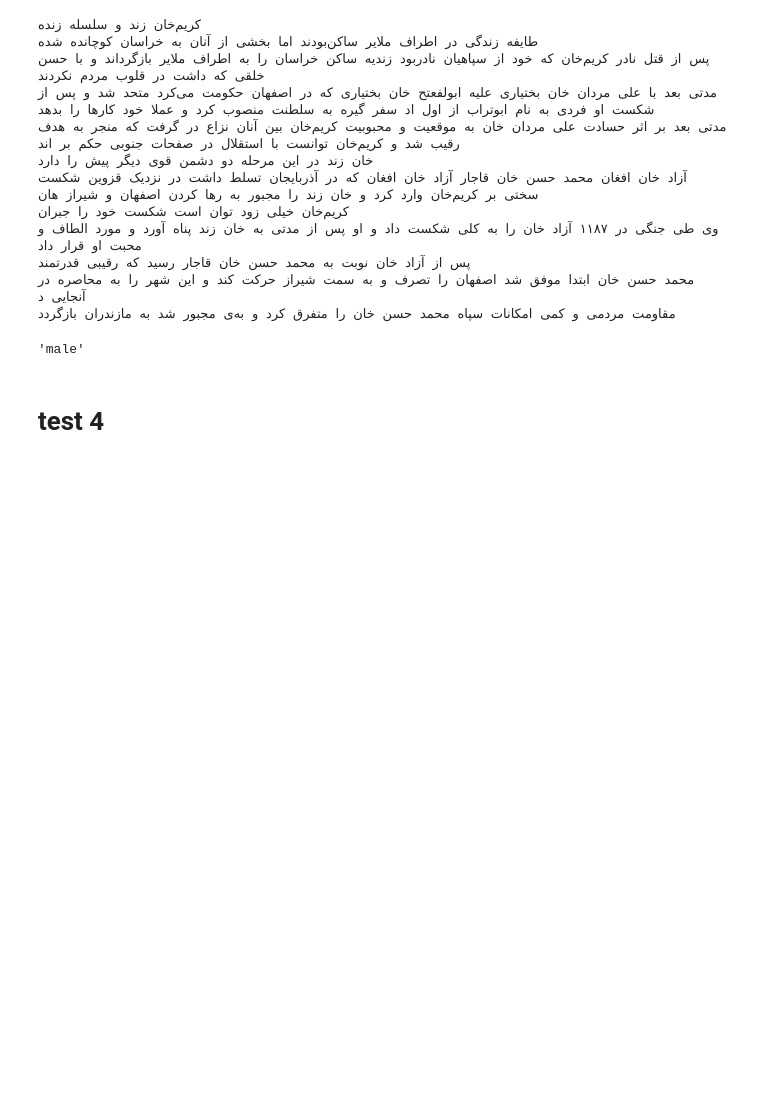
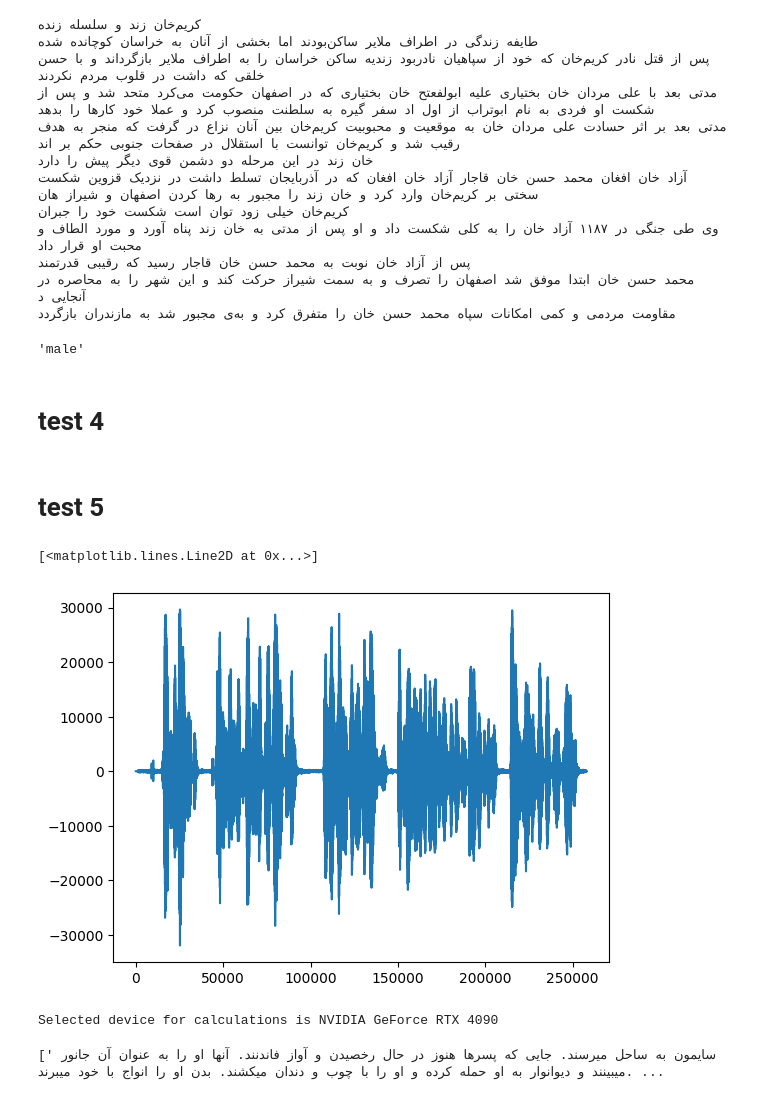
Before and after one commit to AR-Nazari/ASR, a Jupyter notebook: Test.ipynb, the cells around one changed output. Cells and saved outputs as stored; diff of their text form; code cells hidden in the pictures; blank space fills up the shorter version.

```diff
--- a/Test.ipynb
+++ b/Test.ipynb
@@ -146,3 +194,5 @@ import os
 path = 'TestAudio/test.mp4'
 if not path.startswith('./'):
     path = f'./{path}'
+# %% [markdown]
+# test 5
@@ -148,0 +205,16 @@ if not path.startswith('./'):
+# %%
+a = ma.load_audio('/home/fazli-al/Desktop/Recording (76).m4a')
+a = np.array(a.normalize().set_channels(1).get_array_of_samples())
+# %%
+plt.plot(a)
+# %% [output]
+[<matplotlib.lines.Line2D at 0x...>]
+[figure, added]
+# %%
+def select_device():
+    print(f'Selected device for calculations is {torch.cuda.get_device_name()}') if torch.cuda.is_available() else print(f'Selected device for calculations is cpu')
+    return 'cuda' if torch.cuda.is_available() else 'cpu'
+
+default_device = select_device()
+# %% [output]
+Selected device for calculations is NVIDIA GeForce RTX 4090
@@ -148,0 +240,4 @@ if not path.startswith('./'):
+# %%
+Transcription
+# %% [output]
+[' سایمون به ساحل میرسند. جایی که پسرها هنوز در حال رخصیدن و آواز فاندنند. آنها او را به عنوان آن جانور میبینند و دیوانوار به او حمله کرده و او را با چوب و دندان میکشند. بدن او را انواج با خود میبرند. ...
```
Also changed, not shown: parts of 36 cells of this notebook, 9 other files.
